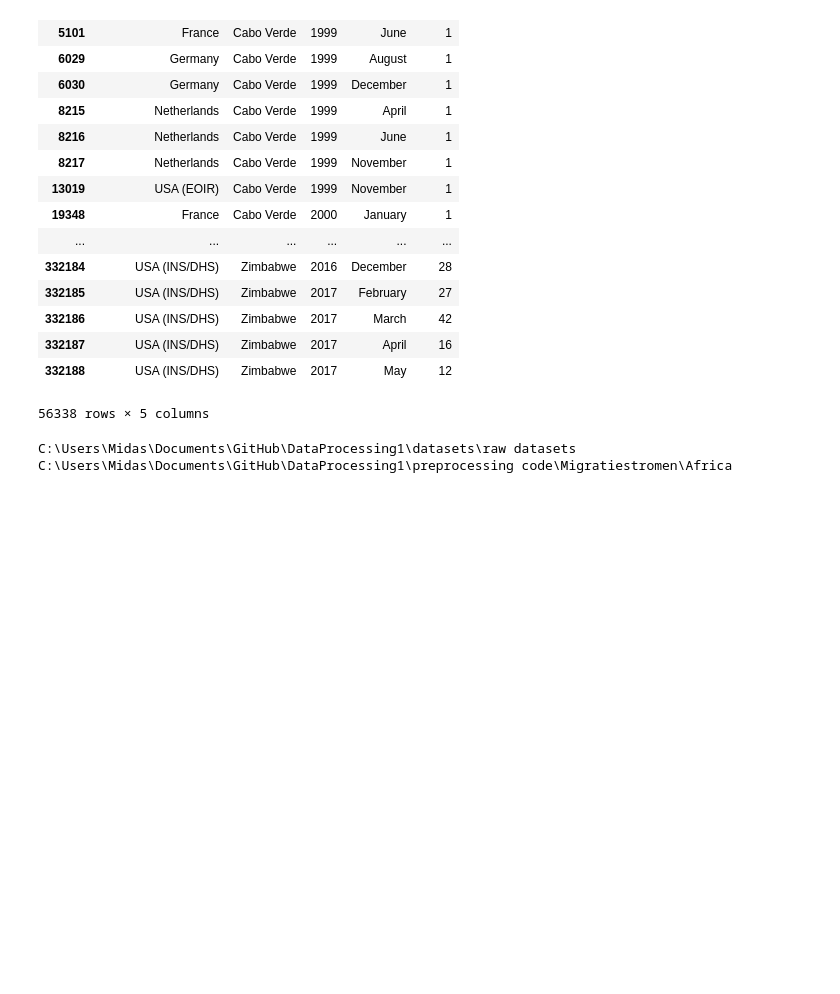
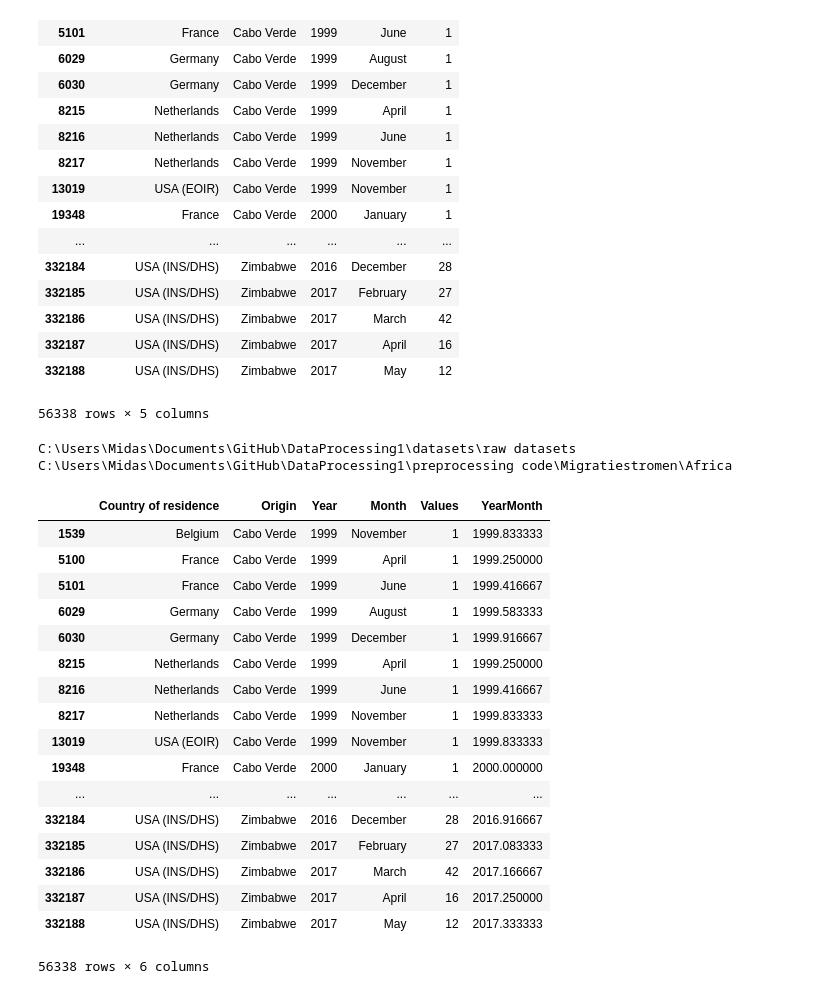
Before and after one commit to Take2001/DataProcessing, a Jupyter notebook: preprocessing code/Migratiestromen/Africa/code convert csv africa.ipynb, the cells around one changed output. Saved outputs shown, nothing was run; the diff lists cells and outputs as text; code cells hidden in the pictures; blank space fills up the shorter version.

```diff
--- a/preprocessing code/Migratiestromen/Africa/code convert csv africa.ipynb
+++ b/preprocessing code/Migratiestromen/Africa/code convert csv africa.ipynb
@@ -111,3 +111,24 @@ C:\Users\Midas\Documents\GitHub\DataProcessing1\datasets\raw datasets
 C:\Users\Midas\Documents\GitHub\DataProcessing1\preprocessing code\Migratiestromen\Africa
 # %%
 data_africa[['Country of residence', 'Origin', 'YearMonth', 'Values']].to_csv('data_africa.csv', index=False)
+# %%
+data_africa
+# %% [output]
+|  | Country of residence | Origin | Year | Month | Values | YearMonth |
+| 1539 | Belgium | Cabo Verde | 1999 | November | 1 | 1999.833333 |
+| 5100 | France | Cabo Verde | 1999 | April | 1 | 1999.250000 |
+| 5101 | France | Cabo Verde | 1999 | June | 1 | 1999.416667 |
+| 6029 | Germany | Cabo Verde | 1999 | August | 1 | 1999.583333 |
+| 6030 | Germany | Cabo Verde | 1999 | December | 1 | 1999.916667 |
+| 8215 | Netherlands | Cabo Verde | 1999 | April | 1 | 1999.250000 |
+| 8216 | Netherlands | Cabo Verde | 1999 | June | 1 | 1999.416667 |
+| 8217 | Netherlands | Cabo Verde | 1999 | November | 1 | 1999.833333 |
+| 13019 | USA (EOIR) | Cabo Verde | 1999 | November | 1 | 1999.833333 |
+| 19348 | France | Cabo Verde | 2000 | January | 1 | 2000.000000 |
+| ... | ... | ... | ... | ... | ... | ... |
+| 332184 | USA (INS/DHS) | Zimbabwe | 2016 | December | 28 | 2016.916667 |
+| 332185 | USA (INS/DHS) | Zimbabwe | 2017 | February | 27 | 2017.083333 |
+| 332186 | USA (INS/DHS) | Zimbabwe | 2017 | March | 42 | 2017.166667 |
+| 332187 | USA (INS/DHS) | Zimbabwe | 2017 | April | 16 | 2017.250000 |
+| 332188 | USA (INS/DHS) | Zimbabwe | 2017 | May | 12 | 2017.333333 |
+56338 rows × 6 columns
```
Also changed, not shown: parts of 1 cell of this notebook, 1 other file.
